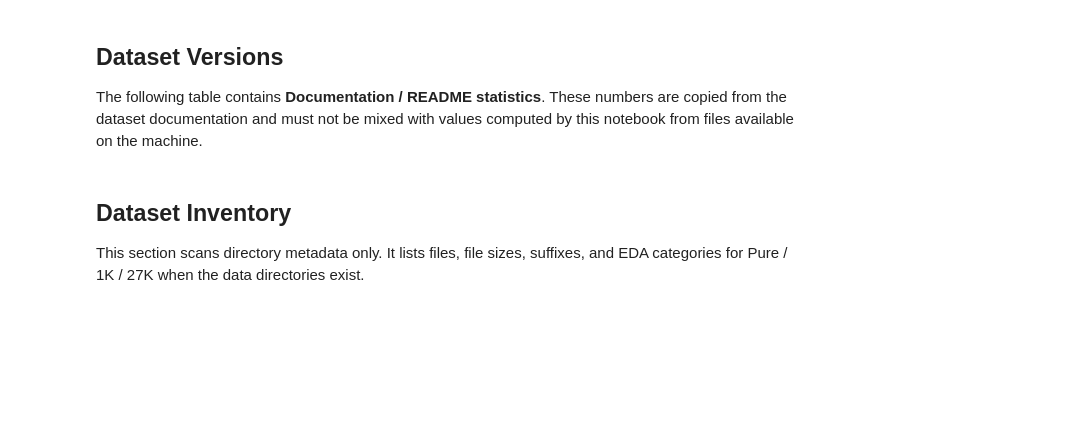
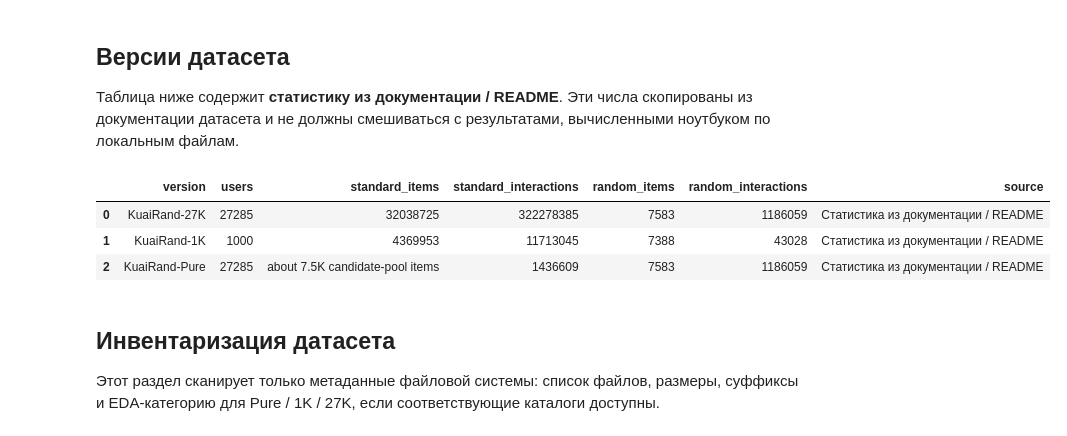
Before and after one commit to berdov/diplom, a Jupyter notebook: notebooks/01_kuairand_eda.ipynb, the cells around one changed output. Cells and saved outputs as stored; diff of their text form; code cells hidden in the pictures; blank space fills up the shorter version.

```diff
--- a/notebooks/01_kuairand_eda.ipynb
+++ b/notebooks/01_kuairand_eda.ipynb
@@ -99,42 +103,47 @@ else:
 # %% [markdown]
-## Dataset Versions
+## Версии датасета
 
-The following table contains **Documentation / README statistics**. These numbers are copied from the dataset documentation and must not be mixed with values computed by this notebook from files available on the machine.
+Таблица ниже содержит **статистику из документации / README**. Эти числа скопированы из документации датасета и не должны смешиваться с результатами, вычисленными ноутбуком по локальным файлам.
 # %%
 documentation_stats = pd.DataFrame([
     {
         "version": "KuaiRand-27K",
         "users": 27_285,
         "standard_items": 32_038_725,
         "standard_interactions": 322_278_385,
         "random_items": 7_583,
         "random_interactions": 1_186_059,
-        "source": "Documentation / README statistics",
+        "source": "Статистика из документации / README",
     },
     {
         "version": "KuaiRand-1K",
         "users": 1_000,
         "standard_items": 4_369_953,
         "standard_interactions": 11_713_045,
         "random_items": 7_388,
         "random_interactions": 43_028,
-        "source": "Documentation / README statistics",
+        "source": "Статистика из документации / README",
     },
     {
         "version": "KuaiRand-Pure",
         "users": 27_285,
         "standard_items": "about 7.5K candidate-pool items",
         "standard_interactions": 1_436_609,
         "random_items": 7_583,
         "random_interactions": 1_186_059,
-        "source": "Documentation / README statistics",
+        "source": "Статистика из документации / README",
     },
 ])
 display(documentation_stats)
+# %% [output]
+|  | version | users | standard_items | standard_interactions | random_items | random_interactions | source |
+| 0 | KuaiRand-27K | 27285 | 32038725 | 322278385 | 7583 | 1186059 | Статистика из документации / README |
+| 1 | KuaiRand-1K | 1000 | 4369953 | 11713045 | 7388 | 43028 | Статистика из документации / README |
+| 2 | KuaiRand-Pure | 27285 | about 7.5K candidate-pool items | 1436609 | 7583 | 1186059 | Статистика из документации / README |
 # %% [markdown]
-## Dataset Inventory
+## Инвентаризация датасета
 
-This section scans directory metadata only. It lists files, file sizes, suffixes, and EDA categories for Pure / 1K / 27K when the data directories exist.
+Этот раздел сканирует только метаданные файловой системы: список файлов, размеры, суффиксы и EDA-категорию для Pure / 1K / 27K, если соответствующие каталоги доступны.
 # %%
 inventory_rows = []
 for version, root in VERSION_ROOTS.items():
```
Also changed, not shown: parts of 59 cells of this notebook, 5 other files.
